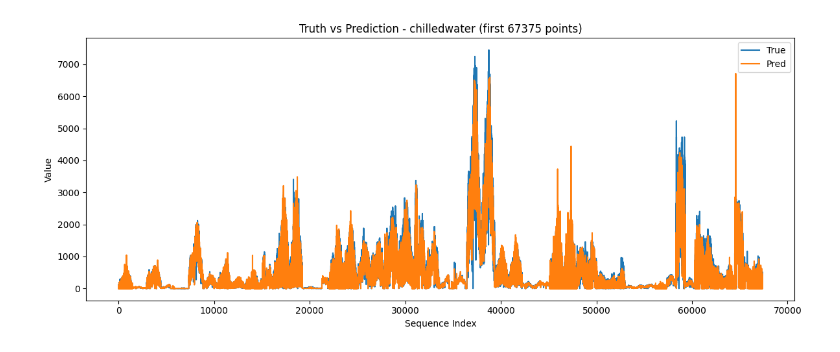
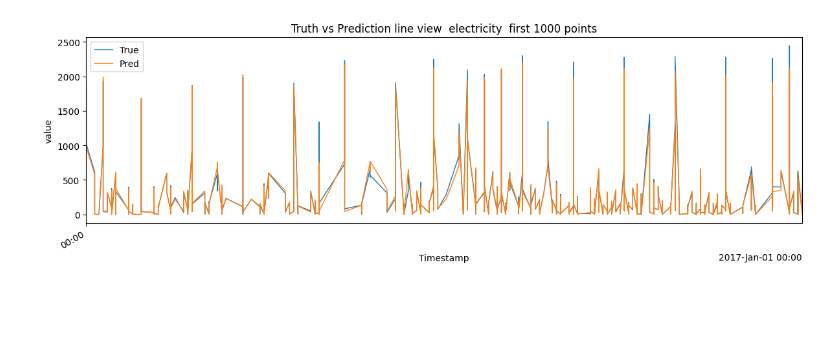
Before and after one commit to jeongeonjeon/EcoBuildiq, a Jupyter notebook: notebooks/infer_lstm.ipynb, the cells around one changed output. Cells and saved outputs as stored; diff of their text form; code cells hidden in the pictures; blank space fills up the shorter version.

Commit message:
Update plots to use timestamp on x-axis with proper date formatting

```diff
--- a/notebooks/infer_lstm.ipynb
+++ b/notebooks/infer_lstm.ipynb
@@ -70,0 +330,18 @@ if "preds" in dfs and not dfs["preds"].empty:
+# %%
+
+
+# 7) meter_type별 예측 분포 (히스토그램)
+
+if "preds_vis" in dfs and not dfs["preds_vis"].empty:
+    d = dfs["preds_vis"].copy()
+    for mtype in d["meter_type"].unique():
+        dm = d[d["meter_type"] == mtype]
+        if dm.empty:
+            continue
+        plt.figure(figsize=(10, 4))
+        plt.hist(dm["y_pred"].dropna().values, bins=50)
+        plt.title(f"Prediction Distribution - {mtype}")
+        plt.xlabel("y_pred")
+        plt.ylabel("Count")
+        plt.tight_layout()
+        plt.show()
@@ -71,20 +382,32 @@ if "preds" in dfs and not dfs["preds"].empty:
 # %%
 
-# 3. Truth vs Prediction for top meter
-if "preds" in dfs and not dfs["preds"].empty:
-    d = dfs["preds"].copy()
-    top = d["meter_type"].value_counts().index.tolist()[1]
-    dd = d[d["meter_type"] == top].sort_values("seq_index").reset_index(drop=True)
-    window = min(100000, len(dd))
-    ddw = dd.iloc[:window]
-    plt.figure(figsize=(12, 5))
-    plt.plot(ddw["seq_index"], ddw["y_true"], label="True")
-    plt.plot(ddw["seq_index"], ddw["y_pred"], label="Pred")
-    plt.title(f"Truth vs Prediction - {top} (first {window} points)")
-    plt.xlabel("Sequence Index")
-    plt.ylabel("Value")
-    plt.legend()
-    plt.tight_layout()
-    plt.show()
+
+# 9) meter별 짧은 라인 구간 (timestamp 축)
+
+if "preds_vis" in dfs and not dfs["preds_vis"].empty:
+    d = dfs["preds_vis"].copy()
+    window = 1000
+    for mtype in d["meter_type"].unique():
+        dm = d[d["meter_type"] == mtype].copy()
+        if dm.empty:
+            continue
+        if "timestamp" in dm.columns and dm["timestamp"].notna().any():
+            dm = dm.sort_values("timestamp")
+        else:
+            dm = dm.sort_values("seq_index")
+
+        ddw = dm.iloc[:min(window, len(dm))].reset_index(drop=True)
+        ddw = _downsample_df(ddw, max_points=3000)
+
+        x = _x_axis_series(ddw)
+        x_label = "Timestamp" if ("timestamp" in ddw.columns and ddw["timestamp"].notna().any()) else "sequence index"
+
+        plt.figure(figsize=(12, 4))
+        plt.plot(x, ddw["y_true"], label="True", linewidth=1)
+        plt.plot(x, ddw["y_pred"], label="Pred", linewidth=1)
+        ax = plt.gca(); _maybe_format_timeaxis(ax, x)
+        plt.title(f"Truth vs Prediction line view  {mtype}  first {len(ddw)} points")
+        plt.xlabel(x_label); plt.ylabel("value")
+        plt.legend(); plt.tight_layout(); plt.show()
 # %% [output]
-[figure, old version]
+[figure, new version]
```
Also changed, not shown: parts of 24 cells of this notebook, 13 other files.
